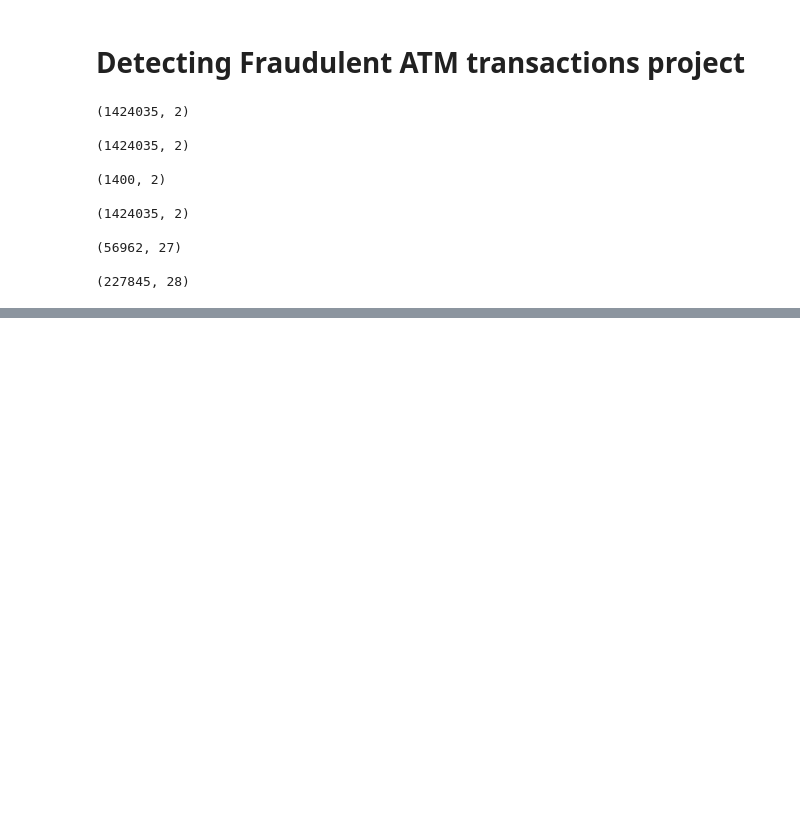
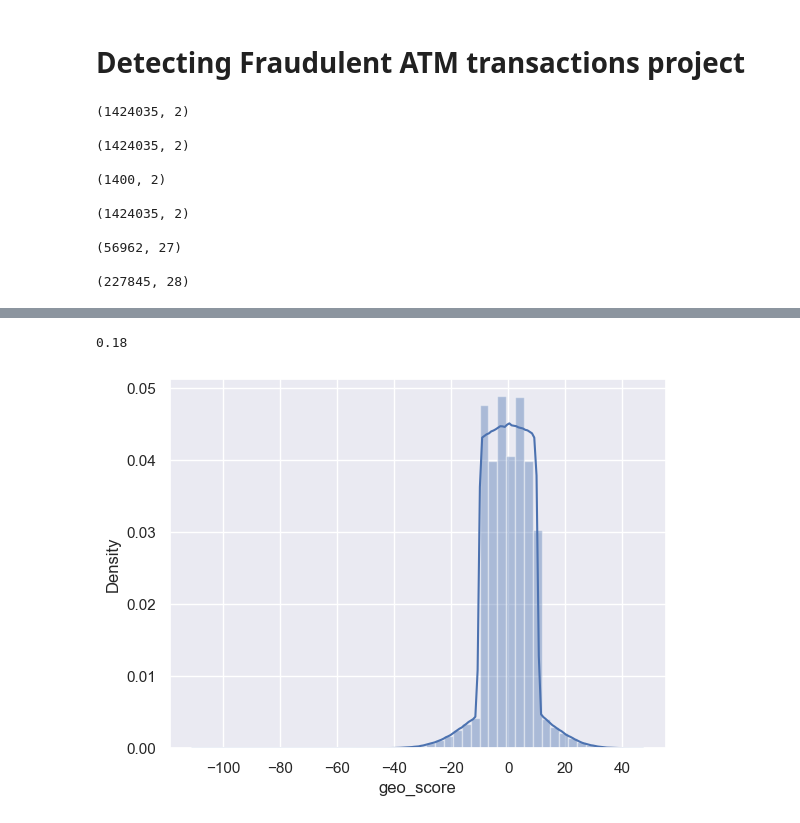
Before and after one commit to L-z-r-s/Banking-Fraud, a Jupyter notebook: Banking fraud.ipynb, the cells around one changed output, grey strips where cells are left out. Drawn from its saved outputs; the diff is of its cells as text; code cells hidden in the pictures; blank space fills up the shorter version.

```diff
--- a/Banking fraud.ipynb
+++ b/Banking fraud.ipynb
@@ -43,0 +189,6 @@ print(train_data.shape)
+# %%
+sns.distplot(geo['geo_score'])
+geo['geo_score'].median()
+# %% [output]
+0.18
+[figure, added]
```
Also changed, not shown: parts of 16 cells of this notebook.
